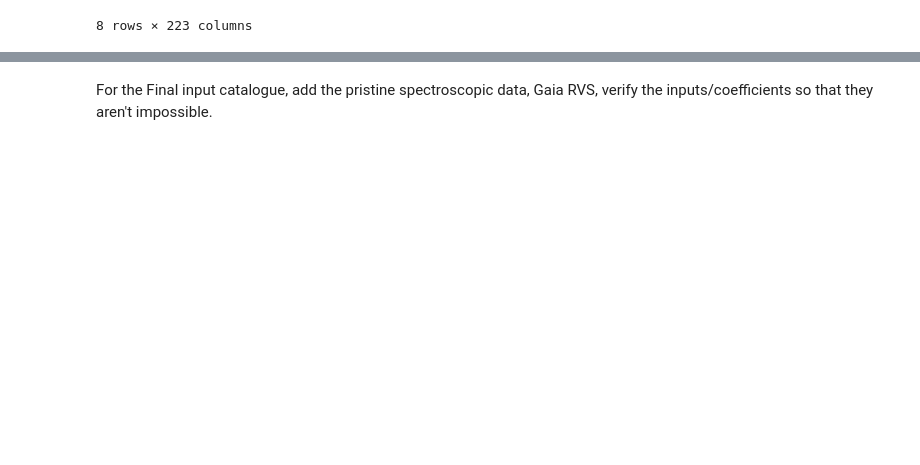
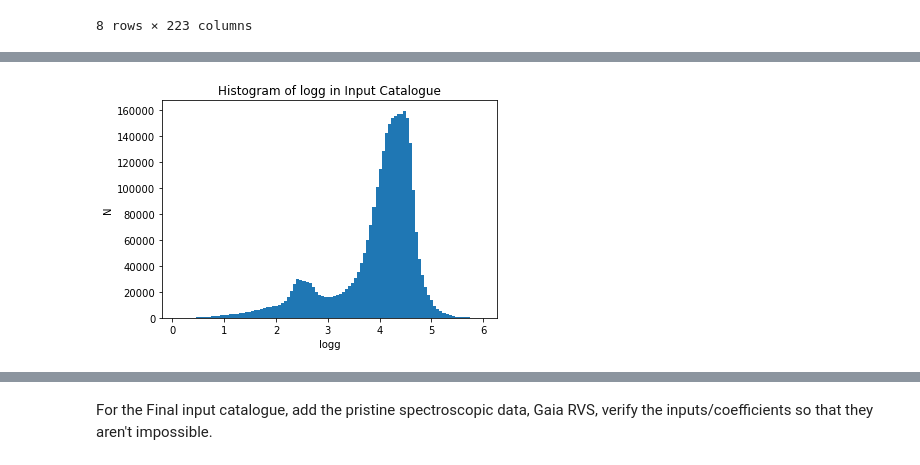
Before and after one commit to aydanmckay/ml, a Jupyter notebook: ColumnAVG.ipynb, the cells around one changed output, grey strips where cells are left out. Cells and saved outputs as stored; diff of their text form; code cells hidden in the pictures; blank space fills up the shorter version.

```diff
--- a/ColumnAVG.ipynb
+++ b/ColumnAVG.ipynb
@@ -252,0 +276,8 @@ df.describe()
+# %%
+plt.hist(df['log_g'],bins=100);
+plt.title('Histogram of logg in Input Catalogue')
+plt.xlabel('logg')
+plt.ylabel('N')
+plt.savefig('histlogginputcatalogue.png')
+# %% [output]
+[figure, added]
```
Also changed, not shown: parts of 7 cells of this notebook, 8 other files.
